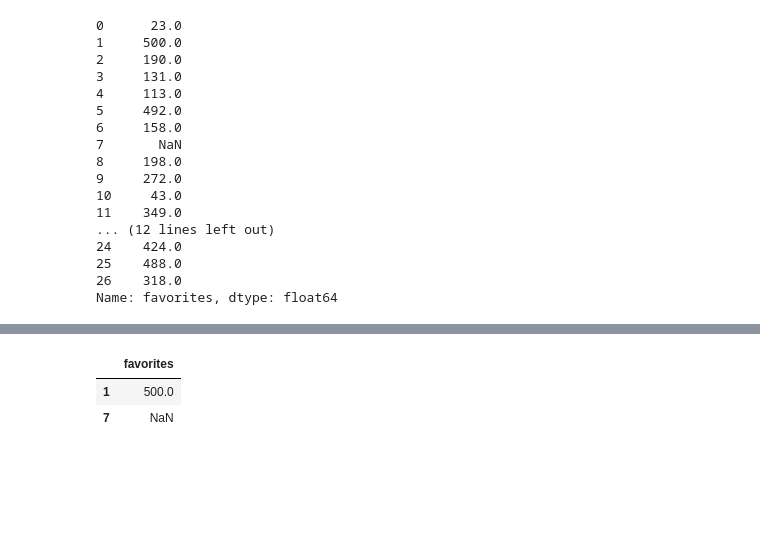
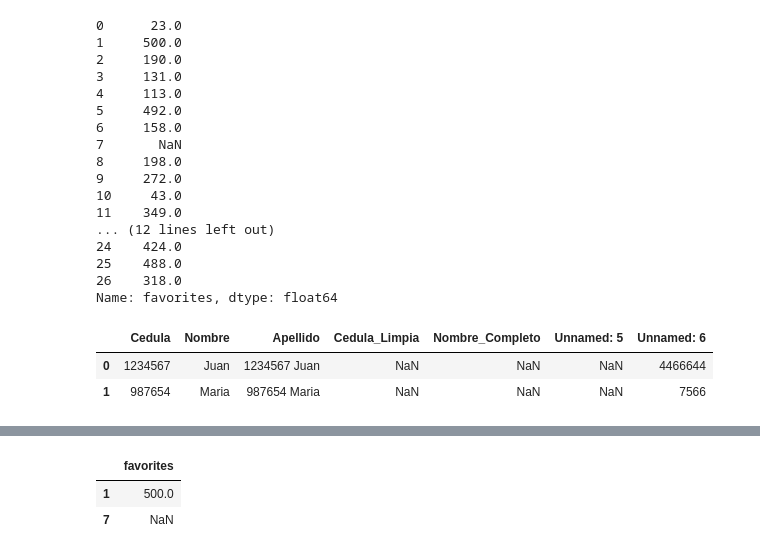
Before and after one commit to anamrodriguezped-maker/IAG344, a Jupyter notebook: Mision2/libropandas.ipynb, the cells around one changed output, grey strips where cells are left out. Cells and saved outputs as stored; diff of their text form; code cells hidden in the pictures; blank space fills up the shorter version.

```diff
--- a/Mision2/Epandas/libropandas.ipynb
+++ b/Mision2/libropandas.ipynb
@@ -34,3 +46,10 @@ df["favorites"]
 25    488.0
 26    318.0
 Name: favorites, dtype: float64
+# %%
+df2=pd.read_excel("C:/IAG344/Mision2/Reto1/ejemplo.xlsx")
+df2.head(5)
+# %% [output]
+|  | Cedula | Nombre | Apellido | Cedula_Limpia | Nombre_Completo | Unnamed: 5 | Unnamed: 6 |
+| 0 | 1234567 | Juan | 1234567 Juan | NaN | NaN | NaN | 4466644 |
+| 1 | 987654 | Maria | 987654 Maria | NaN | NaN | NaN | 7566 |
```
Also changed, not shown: parts of 12 cells of this notebook, 18 other files.
